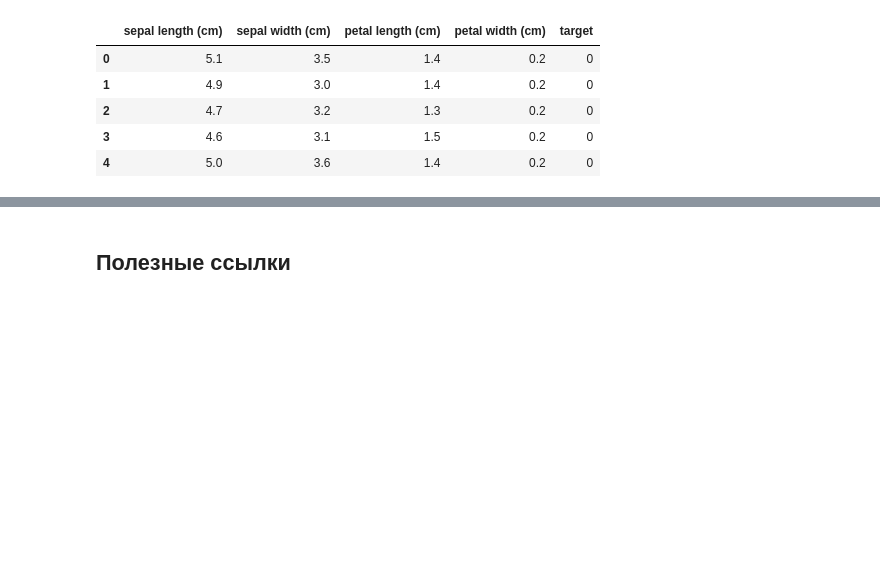
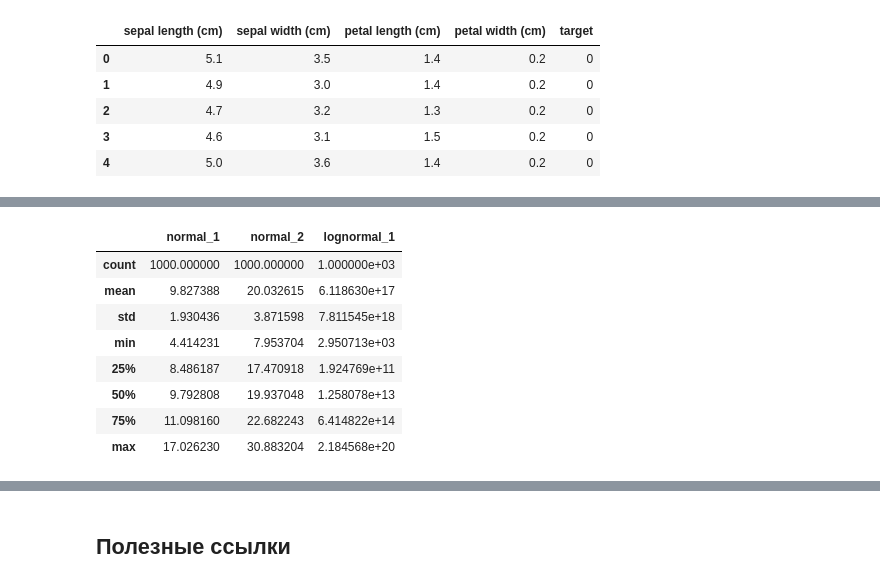
Before and after one commit to experiment0/data_science_helpers, a Jupyter notebook: articles/data_examples.ipynb, the cells around one changed output, grey strips where cells are left out. Drawn from its saved outputs; the diff is of its cells as text; code cells hidden in the pictures; blank space fills up the shorter version.

```diff
--- a/articles/data_examples.ipynb
+++ b/articles/data_examples.ipynb
@@ -44,0 +76,26 @@ iris_data.head()
+# %%
+# сгенерируем датасет из случайных чисел
+random_data = pd.DataFrame({
+    # Нормальное распределение, 10 – среднее значение, 2 – стандартное отклонение, 1000 – количество сэмплов
+    'normal_1': np.random.normal(10, 2, 1000),
+
+    # Нормальное распределение, 10 – среднее значение, 4 – стандартное отклонение, 1000 – количество сэмплов
+    'normal_2': np.random.normal(20, 4, 1000),
+
+    # Лонгнормальное распределение
+    # 30 - Среднее значение основного нормального распределения, 6 – стандартное отклонение,
+    # 1000 – количество сэмплов
+    'lognormal_1': np.random.lognormal(30, 6, 1000),
+})
+# %%
+random_data.describe()
+# %% [output]
+|  | normal_1 | normal_2 | lognormal_1 |
+| count | 1000.000000 | 1000.000000 | 1.000000e+03 |
+| mean | 9.827388 | 20.032615 | 6.118630e+17 |
+| std | 1.930436 | 3.871598 | 7.811545e+18 |
+| min | 4.414231 | 7.953704 | 2.950713e+03 |
+| 25% | 8.486187 | 17.470918 | 1.924769e+11 |
+| 50% | 9.792808 | 19.937048 | 1.258078e+13 |
+| 75% | 11.098160 | 22.682243 | 6.414822e+14 |
+| max | 17.026230 | 30.883204 | 2.184568e+20 |
```
Also changed, not shown: parts of 7 cells of this notebook, 5 other files.
